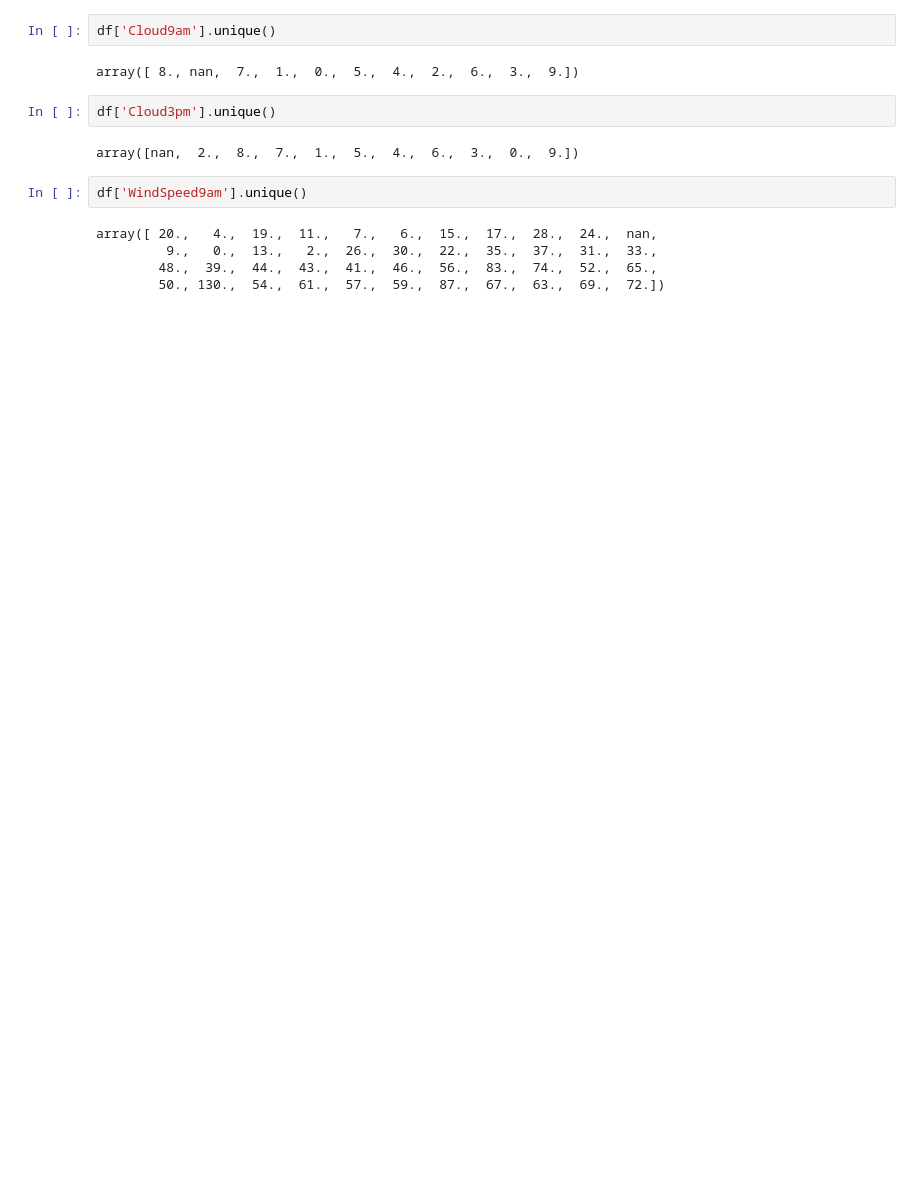
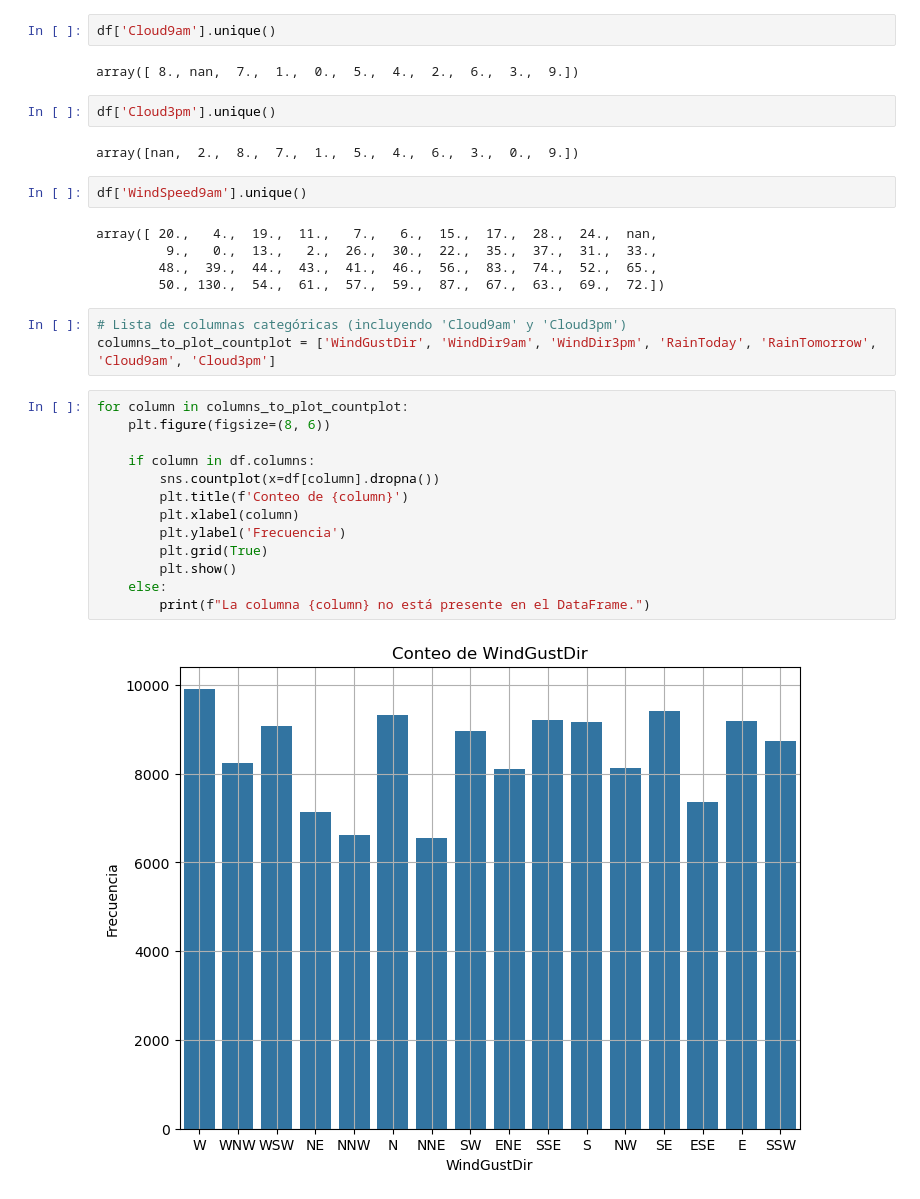
Before and after one commit to gx-ceia-tps/TP_AdD, a Jupyter notebook: TP_AdD.ipynb, the cells around one changed output. Drawn from its saved outputs; the diff is of its cells as text; blank space fills up the shorter version.

```diff
--- a/TP_AdD.ipynb
+++ b/TP_AdD.ipynb
@@ -376,3 +389,21 @@ array([ 20.,   4.,  19.,  11.,   7.,   6.,  15.,  17.,  28.,  24.,  nan,
          9.,   0.,  13.,   2.,  26.,  30.,  22.,  35.,  37.,  31.,  33.,
         48.,  39.,  44.,  43.,  41.,  46.,  56.,  83.,  74.,  52.,  65.,
         50., 130.,  54.,  61.,  57.,  59.,  87.,  67.,  63.,  69.,  72.])
+# %%
+# Lista de columnas categóricas (incluyendo 'Cloud9am' y 'Cloud3pm')
+columns_to_plot_countplot = ['WindGustDir', 'WindDir9am', 'WindDir3pm', 'RainToday', 'RainTomorrow', 'Cloud9am', 'Cloud3pm']
+# %%
+for column in columns_to_plot_countplot:
+    plt.figure(figsize=(8, 6))
+
+    if column in df.columns:
+        sns.countplot(x=df[column].dropna())
+        plt.title(f'Conteo de {column}')
+        plt.xlabel(column)
+        plt.ylabel('Frecuencia')
+        plt.grid(True)
+        plt.show()
+    else:
+        print(f"La columna {column} no está presente en el DataFrame.")
+# %% [output]
+[figure, added]
```
Also changed, not shown: parts of 8 cells of this notebook.
